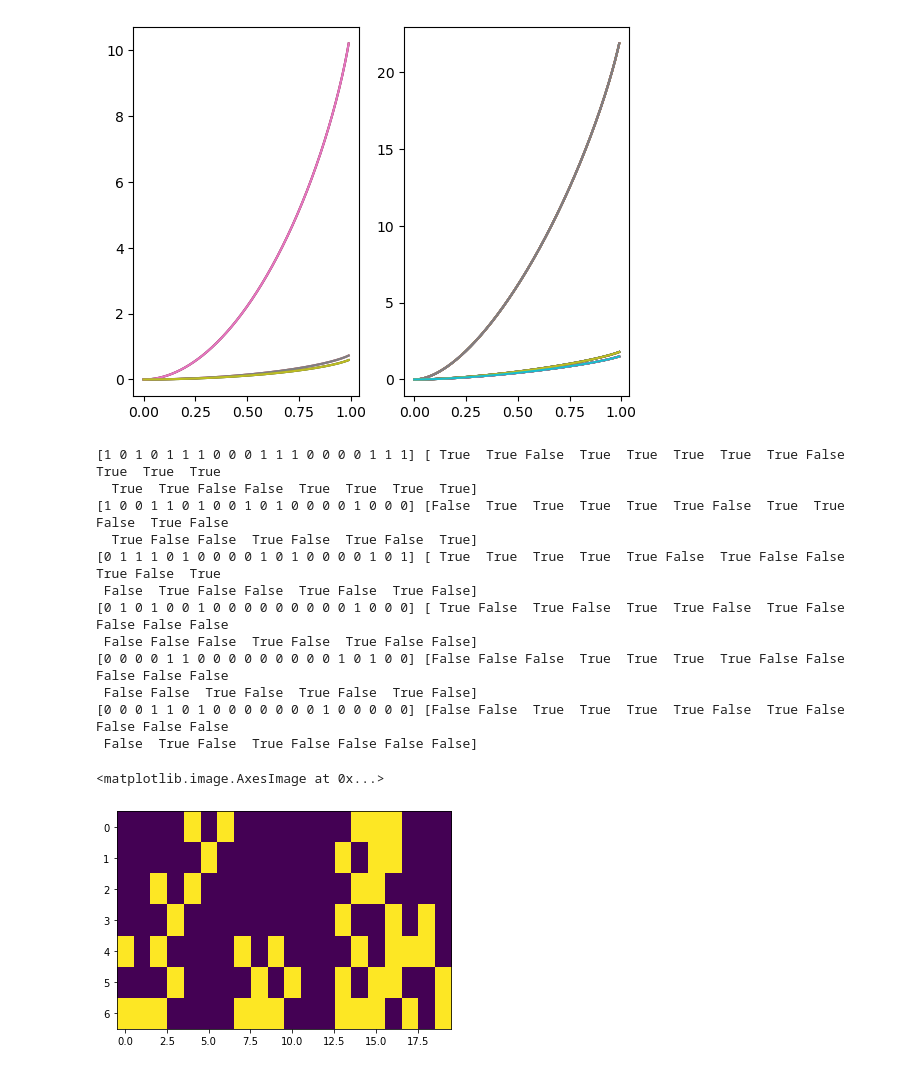
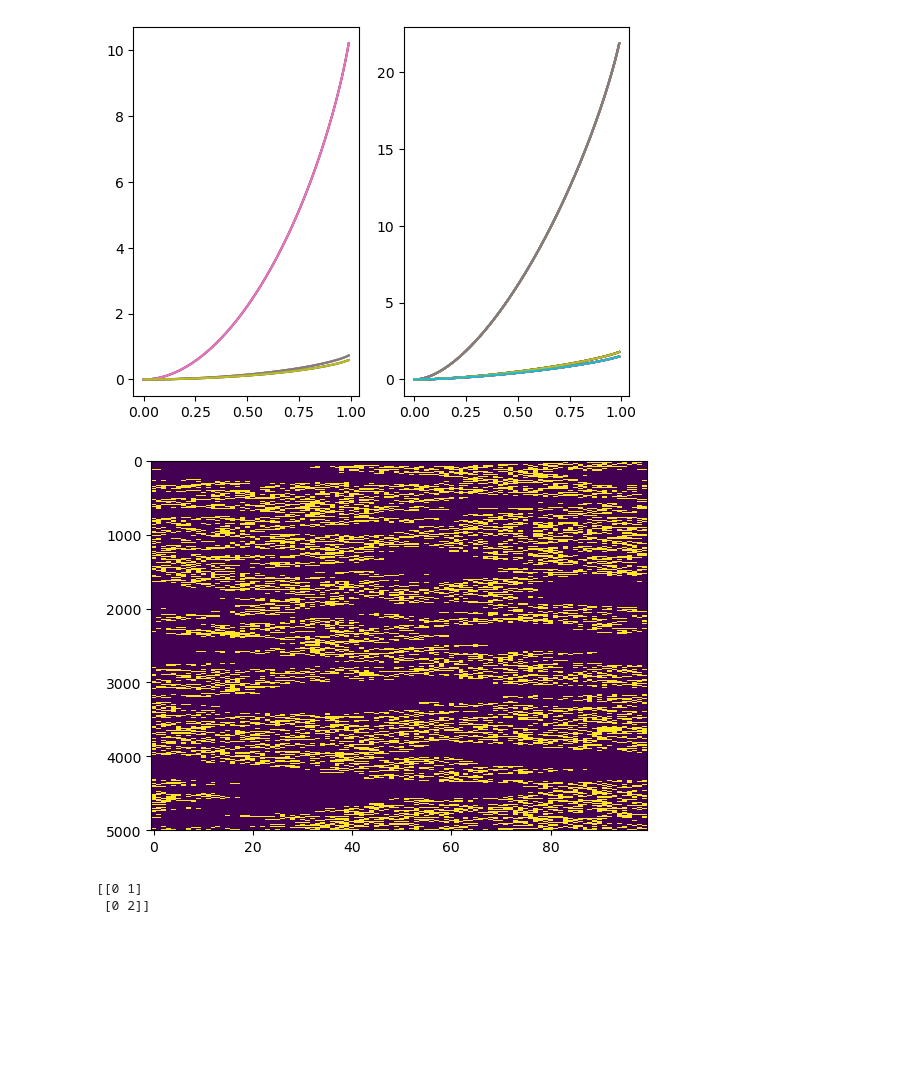
Before and after one commit to SSBNS/Complex_physics_SSBNS, a Jupyter notebook: Exercises.ipynb, the cells around one changed output. Drawn from its saved outputs; the diff is of its cells as text; code cells hidden in the pictures; blank space fills up the shorter version.

```diff
--- a/Exercises.ipynb
+++ b/Exercises.ipynb
@@ -281,36 +281,32 @@ for i,q in enumerate(q_list):
 [figure]
 # %%
 # 3.10
-N=20
-p=0.5
+N=100
+p=0.539
 array = random.randint(2,size=N)
+# array = np.ones(N)
 t=0
-t_max = 6
+t_max = 1/2*10000
 
 array_list = [np.copy(array)]
 while t<t_max:
-    neighbours_mask = np.logical_or(np.roll(array,1)==1 , np.roll(array,-1)==1)
-    print(array,neighbours_mask)
+    neighbours_mask = np.logical_or(np.logical_or(array==1,np.roll(array,1)==1) , np.roll(array,-1)==1)
+    # print(array,neighbours_mask)
     array[neighbours_mask] = random.choice([0,1],p=[1-p,p],size=len(array[neighbours_mask]))
     array[~neighbours_mask] = 0
     array_list.append(np.copy(array))
 
     t+=1
 
 array_list = np.flip(np.array(array_list))
 plt.imshow(array_list,aspect="auto",interpolation="none")
+plt.show()
 # %% [output]
-[1 0 1 0 1 1 1 0 0 0 1 1 1 0 0 0 0 1 1 1] [ True  True False  True  True  True  True  True False  True  True  True
-  True  True False False  True  True  True  True]
-[1 0 0 1 1 0 1 0 0 1 0 1 0 0 0 0 1 0 0 0] [False  True  True  True  True  True False  True  True False  True False
-  True False False  True False  True False  True]
-[0 1 1 1 0 1 0 0 0 0 1 0 1 0 0 0 0 1 0 1] [ True  True  True  True  True False  True False False  True False  True
- False  True False False  True False  True False]
-[0 1 0 1 0 0 1 0 0 0 0 0 0 0 0 0 1 0 0 0] [ True False  True False  True  True False  True False False False False
- False False False  True False  True False False]
-[0 0 0 0 1 1 0 0 0 0 0 0 0 0 0 1 0 1 0 0] [False False False  True  True  True  True False False False False False
- False False  True False  True False  True False]
-[0 0 0 1 1 0 1 0 0 0 0 0 0 0 1 0 0 0 0 0] [False False  True  True  True  True False  True False False False False
- False  True False  True False False False False]
-<matplotlib.image.AxesImage at 0x...>
-[figure, old version]
+[figure, new version]
+# %%
+array = np.array([[1,1],[2,2]])
+array[:,0]=0
+print(array)
+# %% [output]
+[[0 1]
+ [0 2]]
```
Also changed, not shown: parts of 8 cells of this notebook, 3 other files.
